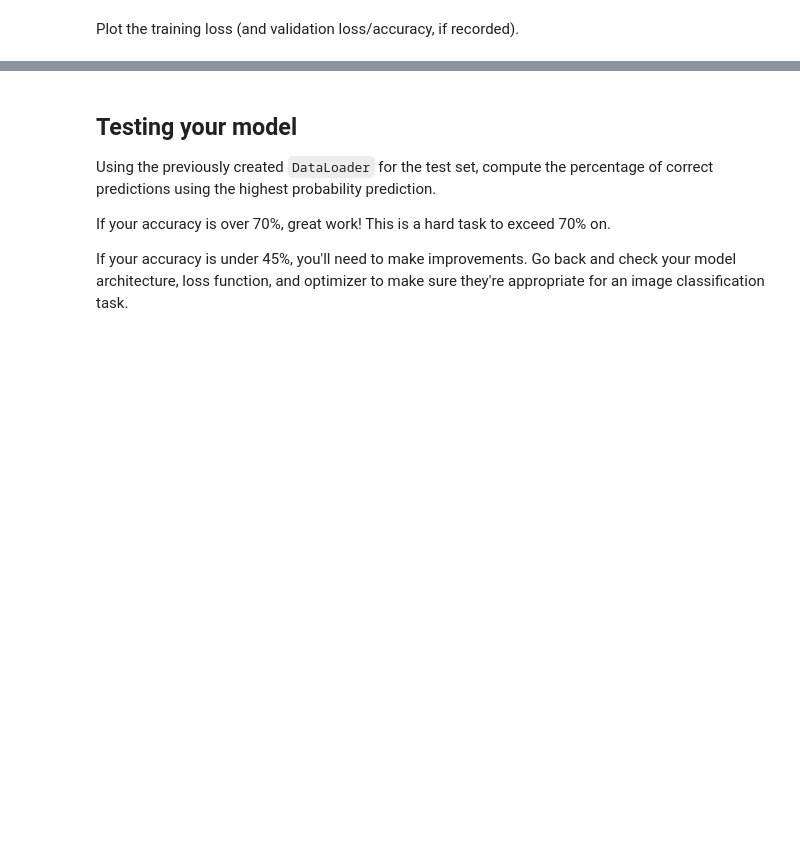
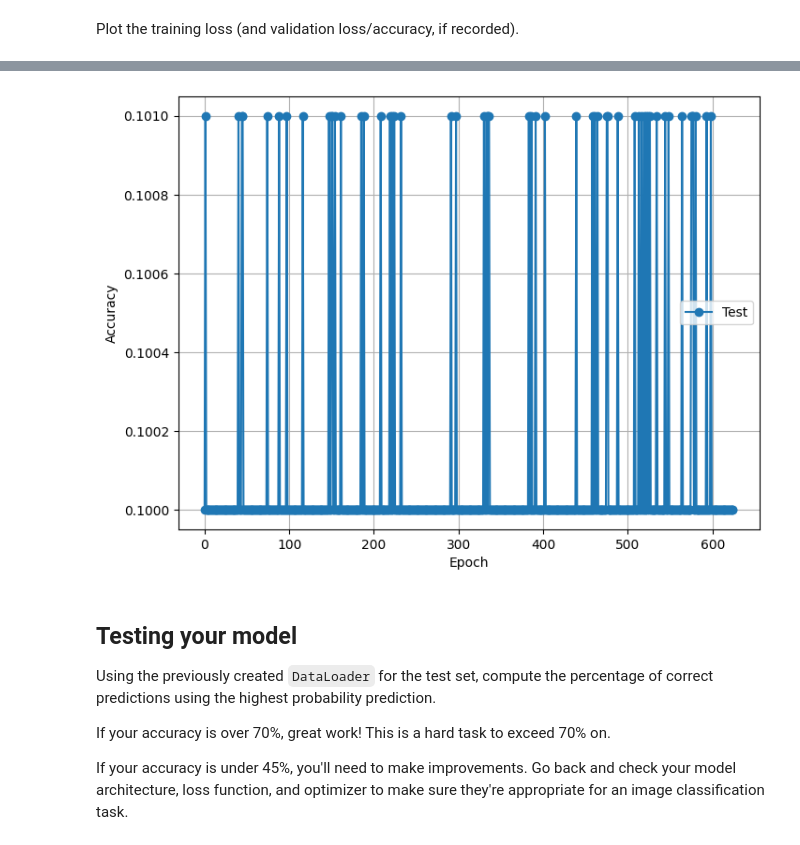
Before and after one commit to fab7/LESSONS-Deep-Learning, a Jupyter notebook: project/CIFAR-10_Image_Classifier-STARTER.ipynb, the cells around one changed output, grey strips where cells are left out. Saved outputs shown, nothing was run; the diff lists cells and outputs as text; code cells hidden in the pictures; blank space fills up the shorter version.

```diff
--- a/project/CIFAR-10_Image_Classifier-STARTER.ipynb
+++ b/project/CIFAR-10_Image_Classifier-STARTER.ipynb
@@ -215,3 +461,12 @@ Plot the training loss (and validation loss/accuracy, if recorded).
+# %%
+plt.figure(figsize=(8, 6))
+plt.plot(accuracy_list, label='Test', marker='o')
+plt.xlabel('Epoch')
+plt.ylabel('Accuracy')
+plt.legend()
+plt.grid()
+# %% [output]
+[figure, added]
 # %% [markdown]
 ## Testing your model
 Using the previously created `DataLoader` for the test set, compute the percentage of correct predictions using the highest probability prediction.
```
Also changed, not shown: parts of 14 cells of this notebook.
